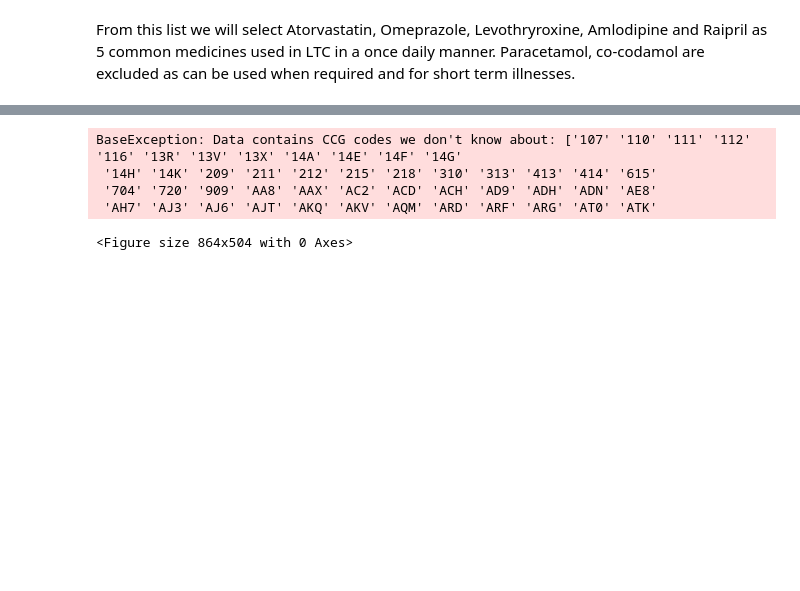
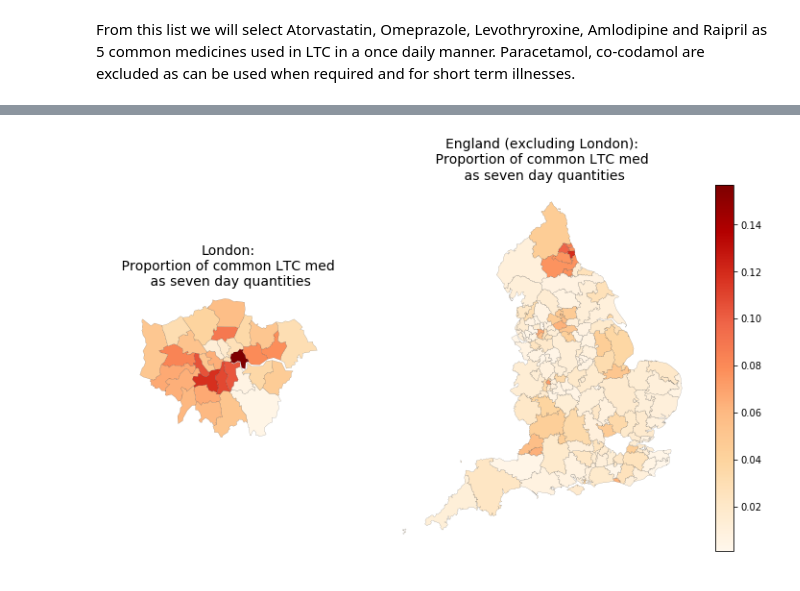
Before and after one commit to ebmdatalab/jupyter-notebooks, a Jupyter notebook: new_measures/Drafts/Seven Day Rx/Seven Day Prescribing.ipynb, the cells around one changed output, grey strips where cells are left out. Cells and saved outputs as stored; diff of their text form; code cells hidden in the pictures; blank space fills up the shorter version.

```diff
--- a/new_measures/Drafts/Seven Day Rx/Seven Day Prescribing.ipynb
+++ b/new_measures/Drafts/Seven Day Rx/Seven Day Prescribing.ipynb
@@ -149,14 +161,10 @@ df_mca.plot.bar(x='pct', y='percent_7_day', figsize=(20,10))
 # %%
 #create choropeth map
 plt.figure(figsize=(12, 7))
-plt = maps.ccg_map(df_mca, title=" Proportion of common LTC med \n as seven day quantities", column='percent_7_day', separate_london=True)
+plt = maps.ccg_map(latest_df_mca, title=" Proportion of common LTC med \n as seven day quantities", column='percent_7_day', separate_london=True)
 plt.show()
 # %% [output]
-BaseException: Data contains CCG codes we don't know about: ['107' '110' '111' '112' '116' '13R' '13V' '13X' '14A' '14E' '14F' '14G'
- '14H' '14K' '209' '211' '212' '215' '218' '310' '313' '413' '414' '615'
- '704' '720' '909' 'AA8' 'AAX' 'AC2' 'ACD' 'ACH' 'AD9' 'ADH' 'ADN' 'AE8'
- 'AH7' 'AJ3' 'AJ6' 'AJT' 'AKQ' 'AKV' 'AQM' 'ARD' 'ARF' 'ARG' 'AT0' 'ATK'
-<Figure size 864x504 with 0 Axes>
+[figure, added]
 # %%
 #create sample deciles
 
```
Also changed, not shown: parts of 6 cells of this notebook, 5 other files.
